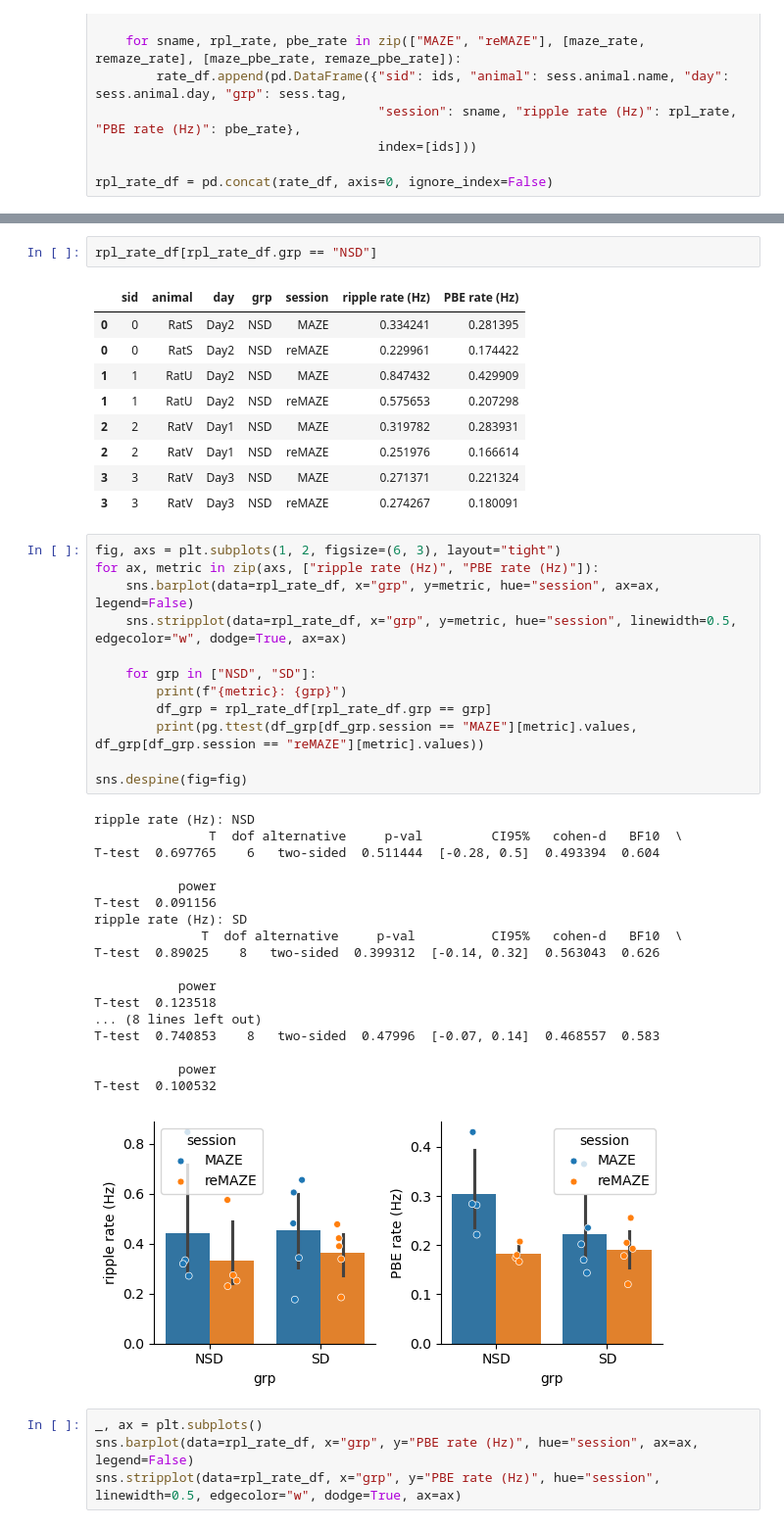
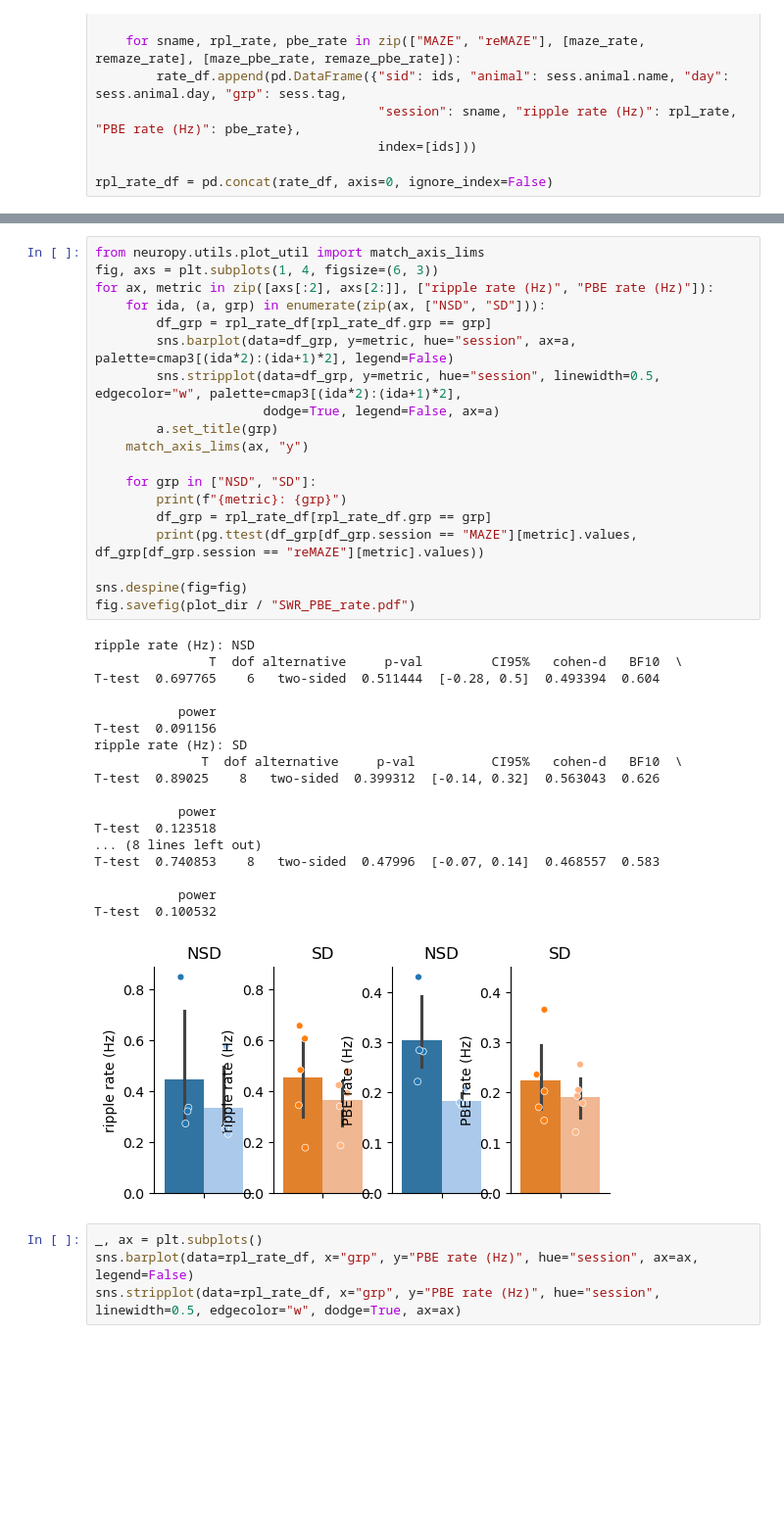
Before and after one commit to nkinsky/Projects_sandbox, a Jupyter notebook: sd_drift/sd_ripple_rate.ipynb, the cells around one changed output, grey strips where cells are left out. Shown at 98% size. Saved outputs shown, nothing was run; the diff lists cells and outputs as text; blank space fills up the shorter version.

Commit message:
cleanup and save plots

```diff
--- a/sd_drift/sd_ripple_rate.ipynb
+++ b/sd_drift/sd_ripple_rate.ipynb
@@ -114,46 +91,41 @@ rpl_rate_df
-# %%
-rpl_rate_df[rpl_rate_df.grp == "NSD"]
-# %% [output]
-|  | sid | animal | day | grp | session | ripple rate (Hz) | PBE rate (Hz) |
-| 0 | 0 | RatS | Day2 | NSD | MAZE | 0.334241 | 0.281395 |
-| 0 | 0 | RatS | Day2 | NSD | reMAZE | 0.229961 | 0.174422 |
-| 1 | 1 | RatU | Day2 | NSD | MAZE | 0.847432 | 0.429909 |
-| 1 | 1 | RatU | Day2 | NSD | reMAZE | 0.575653 | 0.207298 |
-| 2 | 2 | RatV | Day1 | NSD | MAZE | 0.319782 | 0.283931 |
-| 2 | 2 | RatV | Day1 | NSD | reMAZE | 0.251976 | 0.166614 |
-| 3 | 3 | RatV | Day3 | NSD | MAZE | 0.271371 | 0.221324 |
-| 3 | 3 | RatV | Day3 | NSD | reMAZE | 0.274267 | 0.180091 |
 # %%
-fig, axs = plt.subplots(1, 2, figsize=(6, 3), layout="tight")
-for ax, metric in zip(axs, ["ripple rate (Hz)", "PBE rate (Hz)"]):
-    sns.barplot(data=rpl_rate_df, x="grp", y=metric, hue="session", ax=ax, legend=False)
-    sns.stripplot(data=rpl_rate_df, x="grp", y=metric, hue="session", linewidth=0.5, edgecolor="w", dodge=True, ax=ax)
+from neuropy.utils.plot_util import match_axis_lims
+fig, axs = plt.subplots(1, 4, figsize=(6, 3))
+for ax, metric in zip([axs[:2], axs[2:]], ["ripple rate (Hz)", "PBE rate (Hz)"]):
+    for ida, (a, grp) in enumerate(zip(ax, ["NSD", "SD"])):
+        df_grp = rpl_rate_df[rpl_rate_df.grp == grp]
+        sns.barplot(data=df_grp, y=metric, hue="session", ax=a, palette=cmap3[(ida*2):(ida+1)*2], legend=False)
+        sns.stripplot(data=df_grp, y=metric, hue="session", linewidth=0.5, edgecolor="w", palette=cmap3[(ida*2):(ida+1)*2],
+                      dodge=True, legend=False, ax=a)
+        a.set_title(grp)
+    match_axis_lims(ax, "y")
 
     for grp in ["NSD", "SD"]:
         print(f"{metric}: {grp}")
         df_grp = rpl_rate_df[rpl_rate_df.grp == grp]
         print(pg.ttest(df_grp[df_grp.session == "MAZE"][metric].values, df_grp[df_grp.session == "reMAZE"][metric].values))
 
 sns.despine(fig=fig)
+fig.savefig(plot_dir / "SWR_PBE_rate.pdf")
 # %% [output]
 ripple rate (Hz): NSD
                T  dof alternative     p-val         CI95%   cohen-d   BF10  \
 T-test  0.697765    6   two-sided  0.511444  [-0.28, 0.5]  0.493394  0.604
 
            power
 T-test  0.091156
 ripple rate (Hz): SD
               T  dof alternative     p-val          CI95%   cohen-d   BF10  \
 T-test  0.89025    8   two-sided  0.399312  [-0.14, 0.32]  0.563043  0.626
 
            power
 T-test  0.123518
 ... (8 lines left out)
 T-test  0.740853    8   two-sided  0.47996  [-0.07, 0.14]  0.468557  0.583
 
            power
 T-test  0.100532
-[figure, old version]
+[figure, new version]
 # %%
 _, ax = plt.subplots()
 sns.barplot(data=rpl_rate_df, x="grp", y="PBE rate (Hz)", hue="session", ax=ax, legend=False)
```
Also changed, not shown: parts of 2 cells of this notebook.
